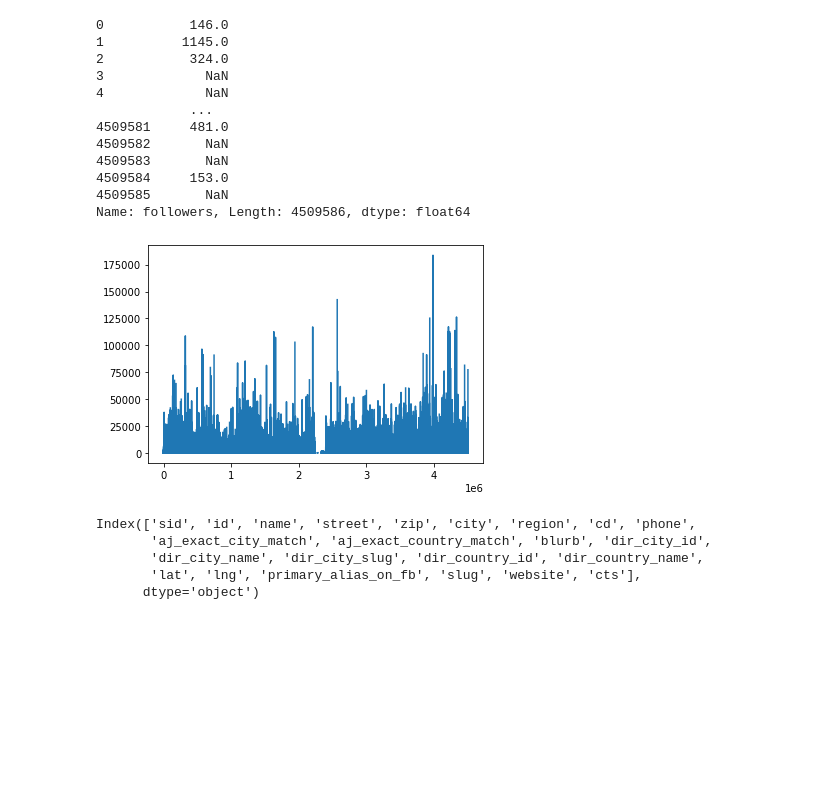
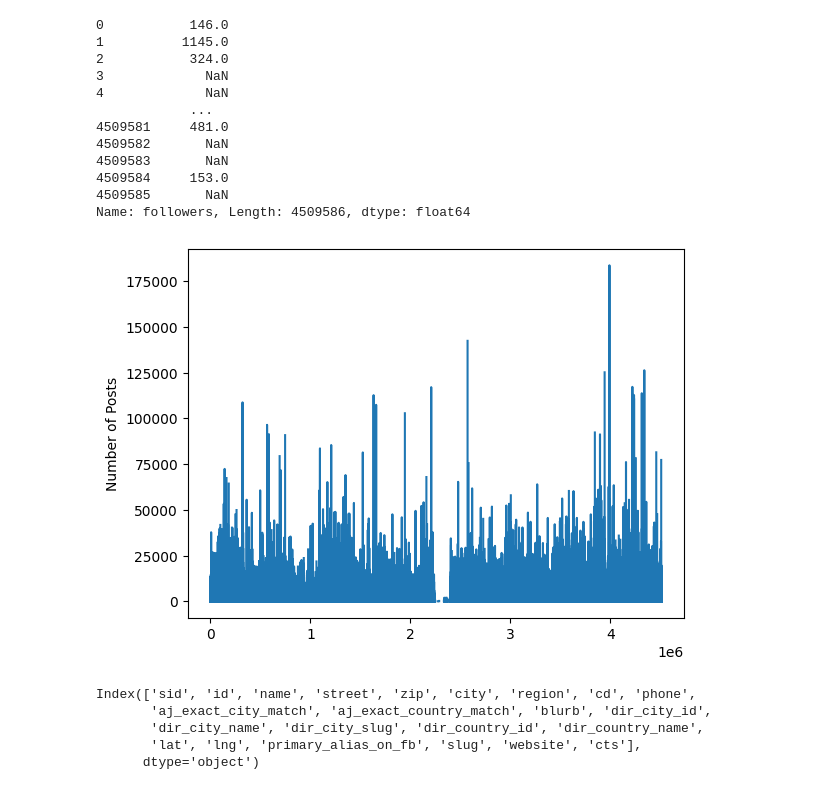
Before and after one commit to Sciok2000/ADM-2022-Homework2, a Jupyter notebook: HW_2.ipynb, the cells around one changed output. Drawn from its saved outputs; the diff is of its cells as text; code cells hidden in the pictures; blank space fills up the shorter version.

```diff
--- a/HW_2.ipynb
+++ b/HW_2.ipynb
@@ -11,5 +11,5 @@ import plotly.express as px
 # %% [markdown]
 ## [RQ1] After collecting information, the Data Scientists have to know what dataset they are dealing with, so let's start with an Exploratory Data Analysis (EDA). What can you say about our datasets? Please summarise its main characteristics with visual and tabular methods.
 # %%
-df_profiles = dt.fread(r"C:\Users\elisa\Desktop\HW_2\instagram_profiles.csv", sep= '\t').to_pandas()
+df_profiles = dt.fread(r"instagram_profiles.csv", sep= '\t').to_pandas()
 # %%
@@ -102,10 +102,11 @@ df_profiles.loc[:,"followers"]
 4509585       NaN
 Name: followers, Length: 4509586, dtype: float64
 # %%
+plt.ylabel('Number of Posts')
 plt.plot(df_profiles.loc[:,'n_posts'])
 plt.show()
 # %% [output]
-[figure, old version]
+[figure, new version]
 # %%
 #locations
 # %%
```
Also changed, not shown: parts of 34 cells of this notebook.
